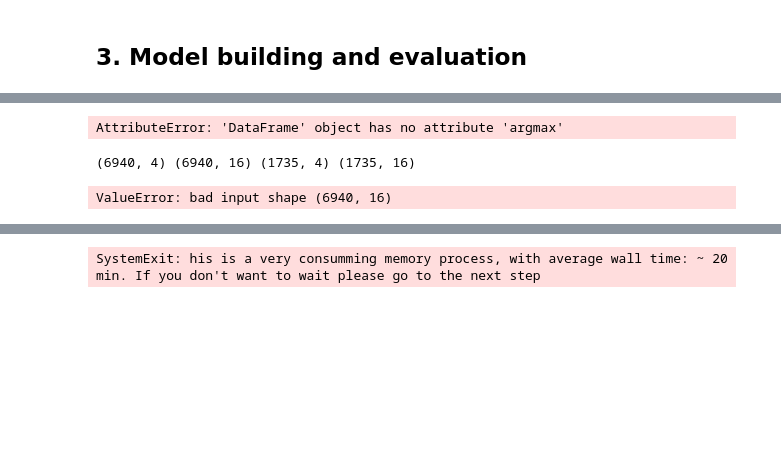
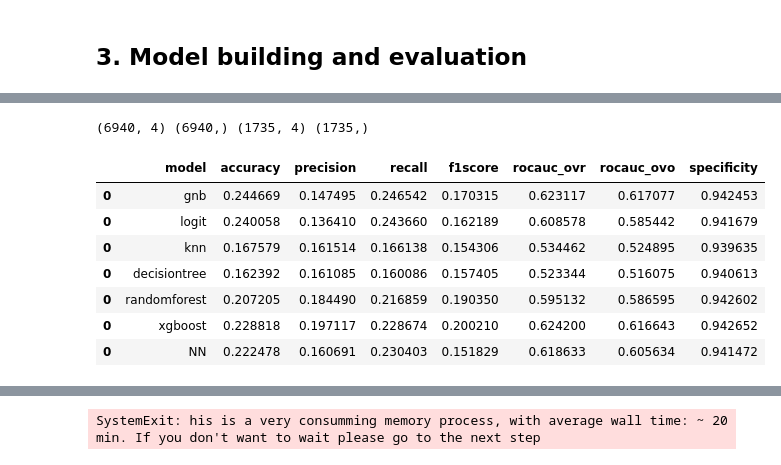
Before and after one commit to mikongame/project-final, a Jupyter notebook: your-project/3_MBTI Model building and evaluation.ipynb, the cells around one changed output, grey strips where cells are left out. Cells and saved outputs as stored; diff of their text form; code cells hidden in the pictures; blank space fills up the shorter version.

```diff
--- a/your-project/3_MBTI Model building and evaluation.ipynb
+++ b/your-project/3_MBTI Model building and evaluation.ipynb
@@ -507,58 +241,62 @@ result_umap_types.shape
 # %%
-Ramdom_sample = InstanceHardnessThreshold(random_state =42)
-
-X = result_umap_types.drop(["enfj", "enfp", "entj", "entp", "esfj", "esfp", "estj", "estp","infj", "infp", "intj",
-                               "intp", "isfj", "isfp", "istj", "istp"], axis=1)
-y = result_umap_types[["enfj", "enfp", "entj", "entp", "esfj", "esfp", "estj", "estp","infj", "infp", "intj",
-                          "intp", "isfj", "isfp", "istj", "istp"]]
-
-X_undersample, y_undersample = Ramdom_sample.fit_resample(X, y)
+X = result_umap_types.drop(["type","enfj", "enfp", "entj", "entp", "esfj", "esfp", "estj", "estp","infj", "infp", "intj",
+                               "intp", "isfj", "isfp", "istj", "istp"], axis=1).values
+y = result_umap_types["type"].values
-# %% [output]
-AttributeError: 'DataFrame' object has no attribute 'argmax'
 # %%
 X_train, X_test, y_train, y_test = train_test_split(X, y, random_state=42, test_size=0.2)
 print ((X_train.shape),(y_train.shape),(X_test.shape),(y_test.shape))
 # %% [output]
-(6940, 4) (6940, 16) (1735, 4) (1735, 16)
+(6940, 4) (6940,) (1735, 4) (1735,)
 # %%
 def baseline_report(model, X_train, X_test, y_train, y_test, name):
     strat_k_fold = StratifiedKFold(n_splits=5, shuffle=True)
     model.fit(X_train, y_train)
     accuracy     = np.mean(cross_val_score(model, X_train, y_train, cv=strat_k_fold, scoring='accuracy'))
-    precision    = np.mean(cross_val_score(model, X_train, y_train, cv=strat_k_fold, scoring='precision'))
-    recall       = np.mean(cross_val_score(model, X_train, y_train, cv=strat_k_fold, scoring='recall'))
-    f1score      = np.mean(cross_val_score(model, X_train, y_train, cv=strat_k_fold, scoring='f1'))
-    rocauc       = np.mean(cross_val_score(model, X_train, y_train, cv=strat_k_fold, scoring='roc_auc'))
+    precision    = np.mean(cross_val_score(model, X_train, y_train, cv=strat_k_fold, scoring='precision_weighted'))
+    recall       = np.mean(cross_val_score(model, X_train, y_train, cv=strat_k_fold, scoring='recall_weighted'))
+    f1score      = np.mean(cross_val_score(model, X_train, y_train, cv=strat_k_fold, scoring='f1_weighted'))
+    rocauc_ovr   = np.mean(cross_val_score(model, X_train, y_train, cv=strat_k_fold, scoring='roc_auc_ovr_weighted'))
+    rocauc_ovo   = np.mean(cross_val_score(model, X_train, y_train, cv=strat_k_fold, scoring='roc_auc_ovo_weighted'))
     y_pred = model.predict(X_test)
-    tn, fp, fn, tp = confusion_matrix(y_pred, y_test).ravel()
-    specificity = tn / (tn+fp)
+    mcm = multilabel_confusion_matrix(y_test, y_pred)
+    tn = mcm[:, 0, 0]
+    tp = mcm[:, 1, 1]
+    fn = mcm[:, 1, 0]
+    fp = mcm[:, 0, 1]
+    specificities = tn / (tn+fp)
+    specificity = (specificities.sum())/ 16
 
     df_model = pd.DataFrame({'model'        : [name],
                              'accuracy'     : [accuracy],
                              'precision'    : [precision],
                              'recall'       : [recall],
                              'f1score'      : [f1score],
-                             'rocauc'       : [rocauc],
+                             'rocauc_ovr'   : [rocauc_ovr],
+                             'rocauc_ovo'   : [rocauc_ovo],
                              'specificity': [specificity]
                             })
     return df_model
 # %%
 models = {'gnb': GaussianNB(),
-          'bnb': BernoulliNB(),
-          'mnb': MultinomialNB(),
           'logit': LogisticRegression(),
           'knn': KNeighborsClassifier(),
           'decisiontree': DecisionTreeClassifier(),
           'randomforest': RandomForestClassifier(),
-          'svc': SVC(probability=True),
-          'linearsvc': LinearSVC(),
           'xgboost': GradientBoostingClassifier(),
           'NN': MLPClassifier()
          }
 # %%
 # Evaluation of models
 models_df = pd.concat([baseline_report(model, X_train, X_test, y_train, y_test, name) for (name, model) in models.items()])
+models_df.to_csv("data/output_csv/models_umap.csv")
 models_df
 # %% [output]
-ValueError: bad input shape (6940, 16)
+|  | model | accuracy | precision | recall | f1score | rocauc_ovr | rocauc_ovo | specificity |
+| 0 | gnb | 0.244669 | 0.147495 | 0.246542 | 0.170315 | 0.623117 | 0.617077 | 0.942453 |
+| 0 | logit | 0.240058 | 0.136410 | 0.243660 | 0.162189 | 0.608578 | 0.585442 | 0.941679 |
+| 0 | knn | 0.167579 | 0.161514 | 0.166138 | 0.154306 | 0.534462 | 0.524895 | 0.939635 |
+| 0 | decisiontree | 0.162392 | 0.161085 | 0.160086 | 0.157405 | 0.523344 | 0.516075 | 0.940613 |
+| 0 | randomforest | 0.207205 | 0.184490 | 0.216859 | 0.190350 | 0.595132 | 0.586595 | 0.942602 |
+| 0 | xgboost | 0.228818 | 0.197117 | 0.228674 | 0.200210 | 0.624200 | 0.616643 | 0.942652 |
+| 0 | NN | 0.222478 | 0.160691 | 0.230403 | 0.151829 | 0.618633 | 0.605634 | 0.941472 |
 # %% [markdown]
```
Also changed, not shown: parts of 105 cells of this notebook, 16 other files.
